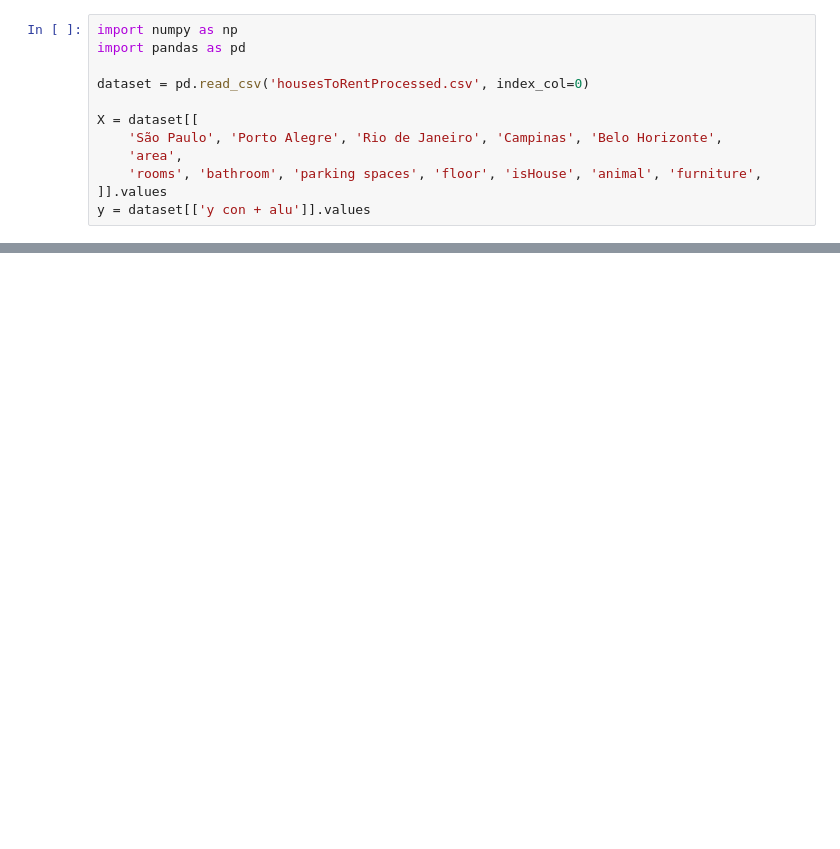
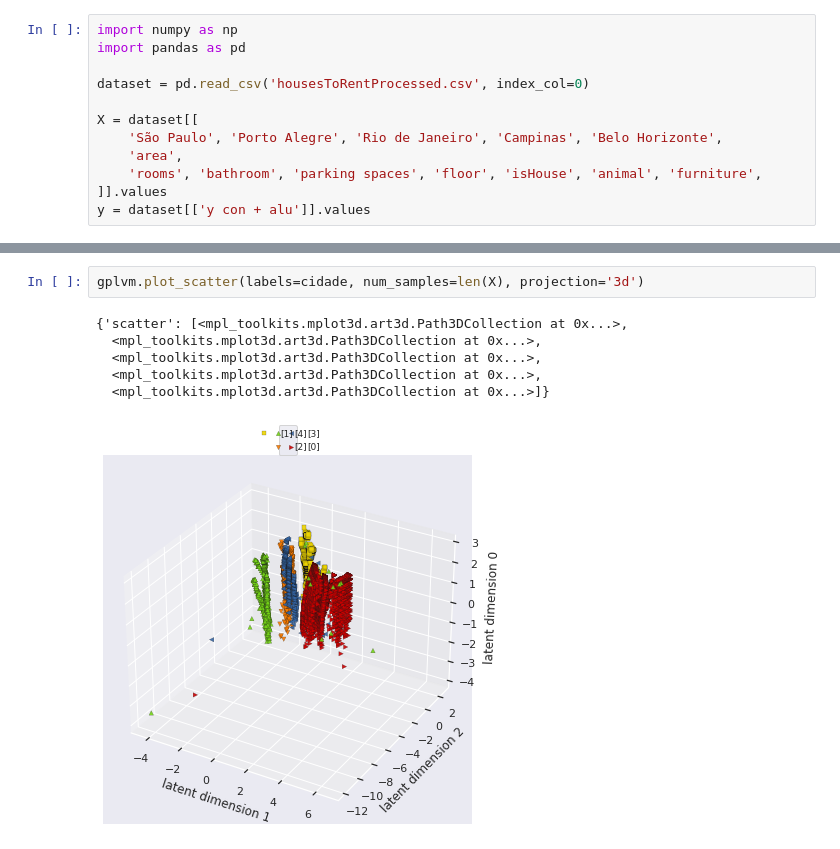
Before and after one commit to JordaoMemoria/topicosTrabalhoFinal, a Jupyter notebook: GPLVM.ipynb, the cells around one changed output, grey strips where cells are left out. Drawn from its saved outputs; the diff is of its cells as text; blank space fills up the shorter version.

```diff
--- a/GPLVM.ipynb
+++ b/GPLVM.ipynb
@@ -89,0 +153,9 @@ for i in np.unique(labels):
+# %%
+gplvm.plot_scatter(labels=cidade, num_samples=len(X), projection='3d')
+# %% [output]
+{'scatter': [<mpl_toolkits.mplot3d.art3d.Path3DCollection at 0x...>,
+  <mpl_toolkits.mplot3d.art3d.Path3DCollection at 0x...>,
+  <mpl_toolkits.mplot3d.art3d.Path3DCollection at 0x...>,
+  <mpl_toolkits.mplot3d.art3d.Path3DCollection at 0x...>,
+  <mpl_toolkits.mplot3d.art3d.Path3DCollection at 0x...>]}
+[figure, added]
```
Also changed, not shown: parts of 21 cells of this notebook, 1 other file.
